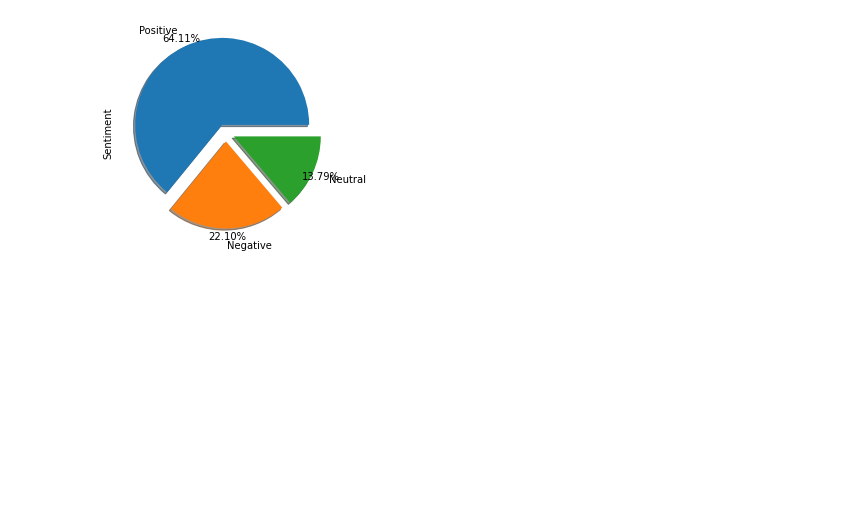
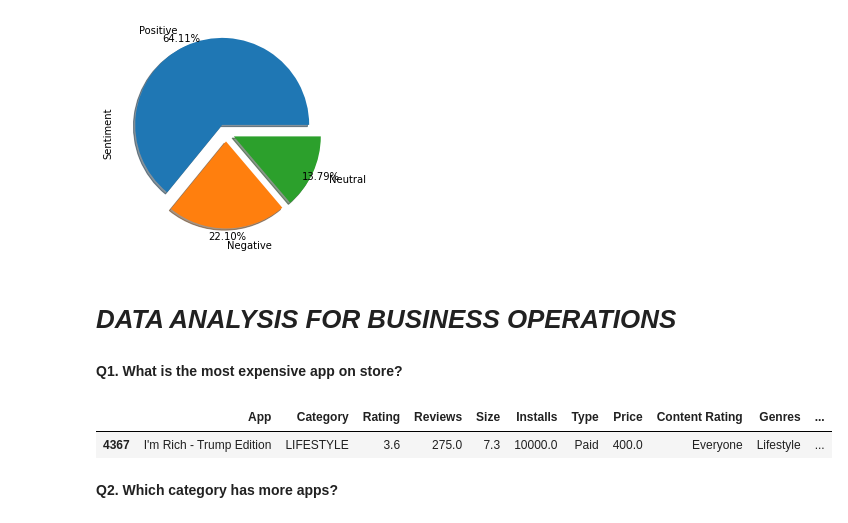
Before and after one commit to DeepakSingh1992/EDA-PROJECT, a Jupyter notebook: Deepak_Singh_EDA_of_Play_Store_App_Review_Analysis_Capstone_Project.ipynb, the cells around one changed output. Saved outputs shown, nothing was run; the diff lists cells and outputs as text; code cells hidden in the pictures; blank space fills up the shorter version.

```diff
--- a/Deepak_Singh_EDA_of_Play_Store_App_Review_Analysis_Capstone_Project.ipynb
+++ b/Deepak_Singh_EDA_of_Play_Store_App_Review_Analysis_Capstone_Project.ipynb
@@ -911,3 +911,15 @@ Name: Sentiment, dtype: int64
 df2['Sentiment'].value_counts().plot(kind='pie', explode= (0.1,0.1,0.1), shadow=True, autopct='%1.2f%%', pctdistance=1.1, labeldistance=1.2);
 # %% [output]
 [figure]
+# %% [markdown]
+# ***DATA ANALYSIS FOR BUSINESS OPERATIONS***
+# %% [markdown]
+**Q1. What is the most expensive app on store?**
+# %%
+# Expensive app on Play store :-
+df[ df["Price"] == df["Price"].max()]
+# %% [output]
+|  | App | Category | Rating | Reviews | Size | Installs | Type | Price | Content Rating | Genres | ... |
+| 4367 | I'm Rich - Trump Edition | LIFESTYLE | 3.6 | 275.0 | 7.3 | 10000.0 | Paid | 400.0 | Everyone | Lifestyle | ... |
+# %% [markdown]
+**Q2. Which category has more apps?**
```
Also changed, not shown: parts of 4 cells of this notebook.
